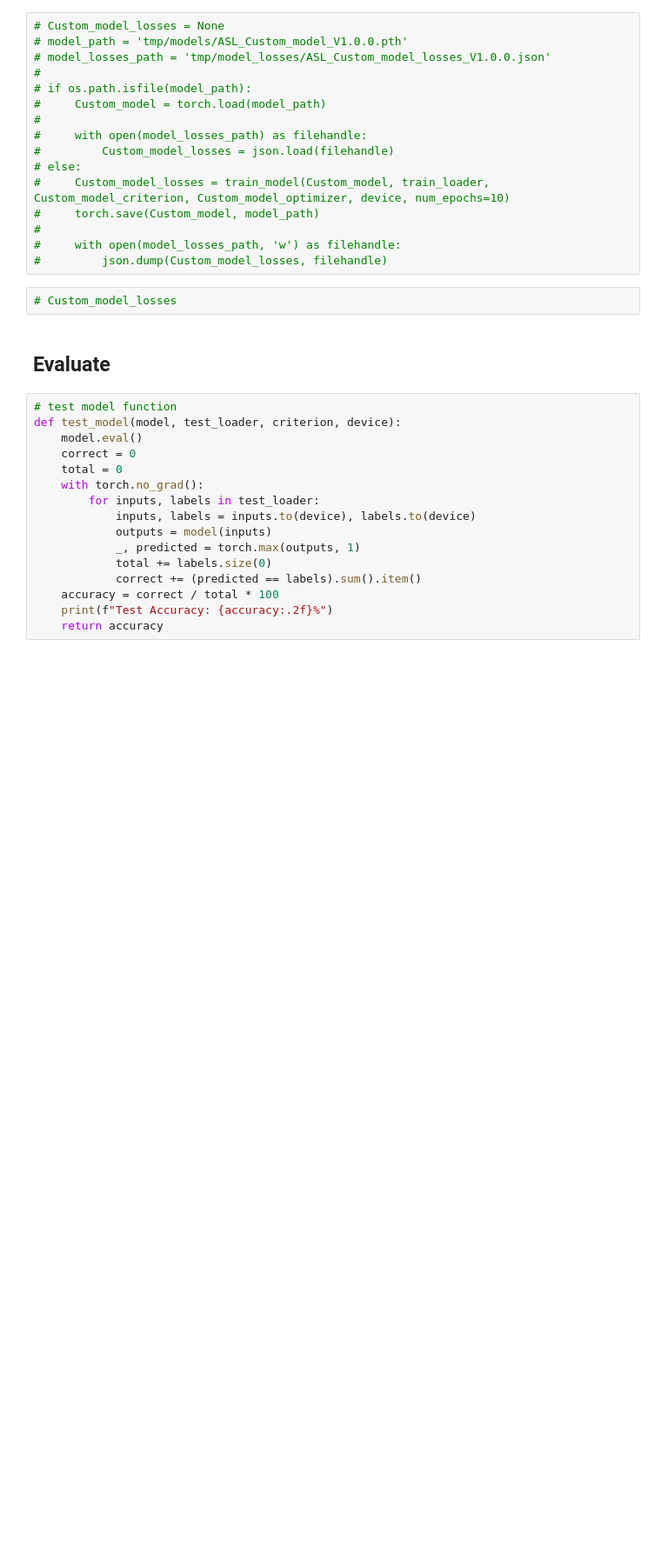
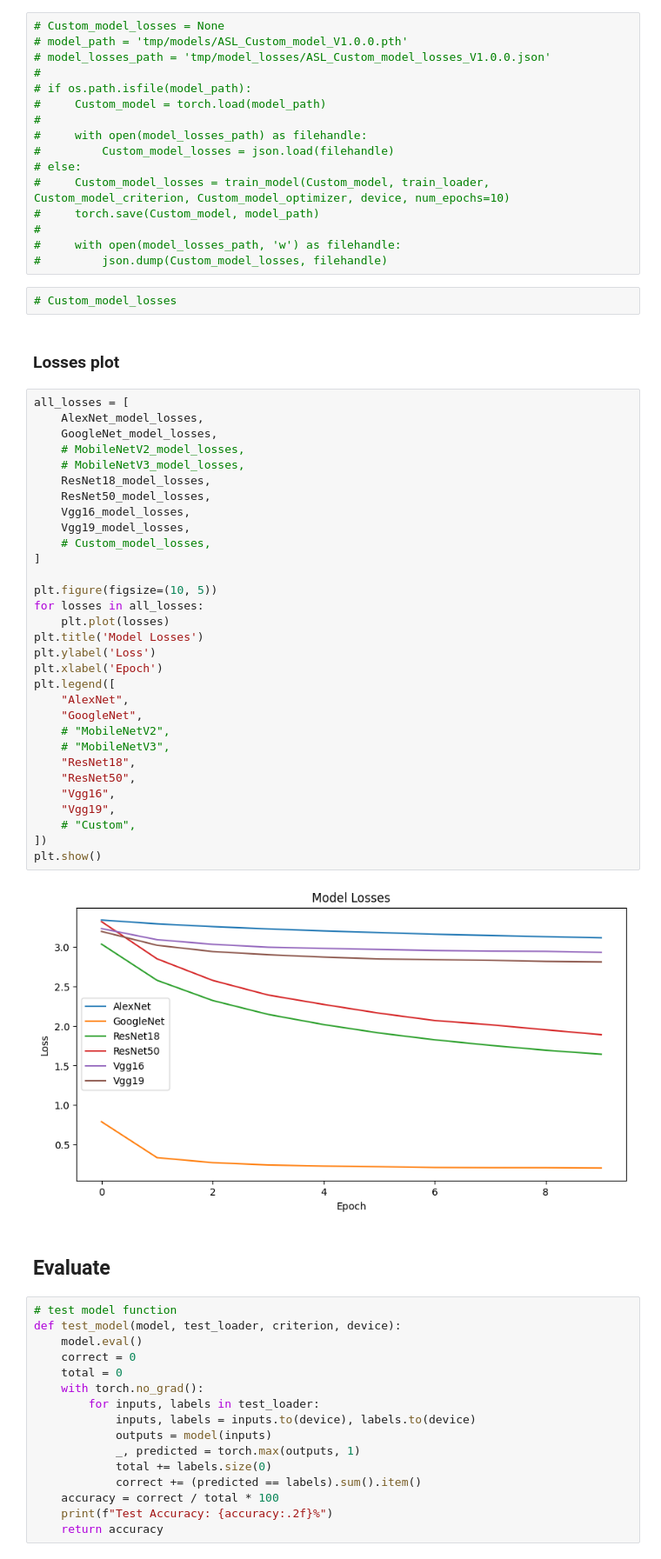
Before and after one commit to rbrauner/uekat-master-degree-studies-thesis, a Jupyter notebook: model/thesis.ipynb, the cells around one changed output. Shown at 87% size. Drawn from its saved outputs; the diff is of its cells as text; blank space fills up the shorter version.

```diff
--- a/model/thesis.ipynb
+++ b/model/thesis.ipynb
@@ -710,6 +710,41 @@ Vgg19_model_losses
 #         json.dump(Custom_model_losses, filehandle)
 # %%
 # Custom_model_losses
+# %% [markdown]
+### Losses plot
+# %%
+all_losses = [
+    AlexNet_model_losses,
+    GoogleNet_model_losses,
+    # MobileNetV2_model_losses,
+    # MobileNetV3_model_losses,
+    ResNet18_model_losses,
+    ResNet50_model_losses,
+    Vgg16_model_losses,
+    Vgg19_model_losses,
+    # Custom_model_losses,
+]
+
+plt.figure(figsize=(10, 5))
+for losses in all_losses:
+    plt.plot(losses)
+plt.title('Model Losses')
+plt.ylabel('Loss')
+plt.xlabel('Epoch')
+plt.legend([
+    "AlexNet",
+    "GoogleNet",
+    # "MobileNetV2",
+    # "MobileNetV3",
+    "ResNet18",
+    "ResNet50",
+    "Vgg16",
+    "Vgg19",
+    # "Custom",
+])
+plt.show()
+# %% [output]
+[figure, added]
 # %% [markdown]
 ## Evaluate
 # %%
```
